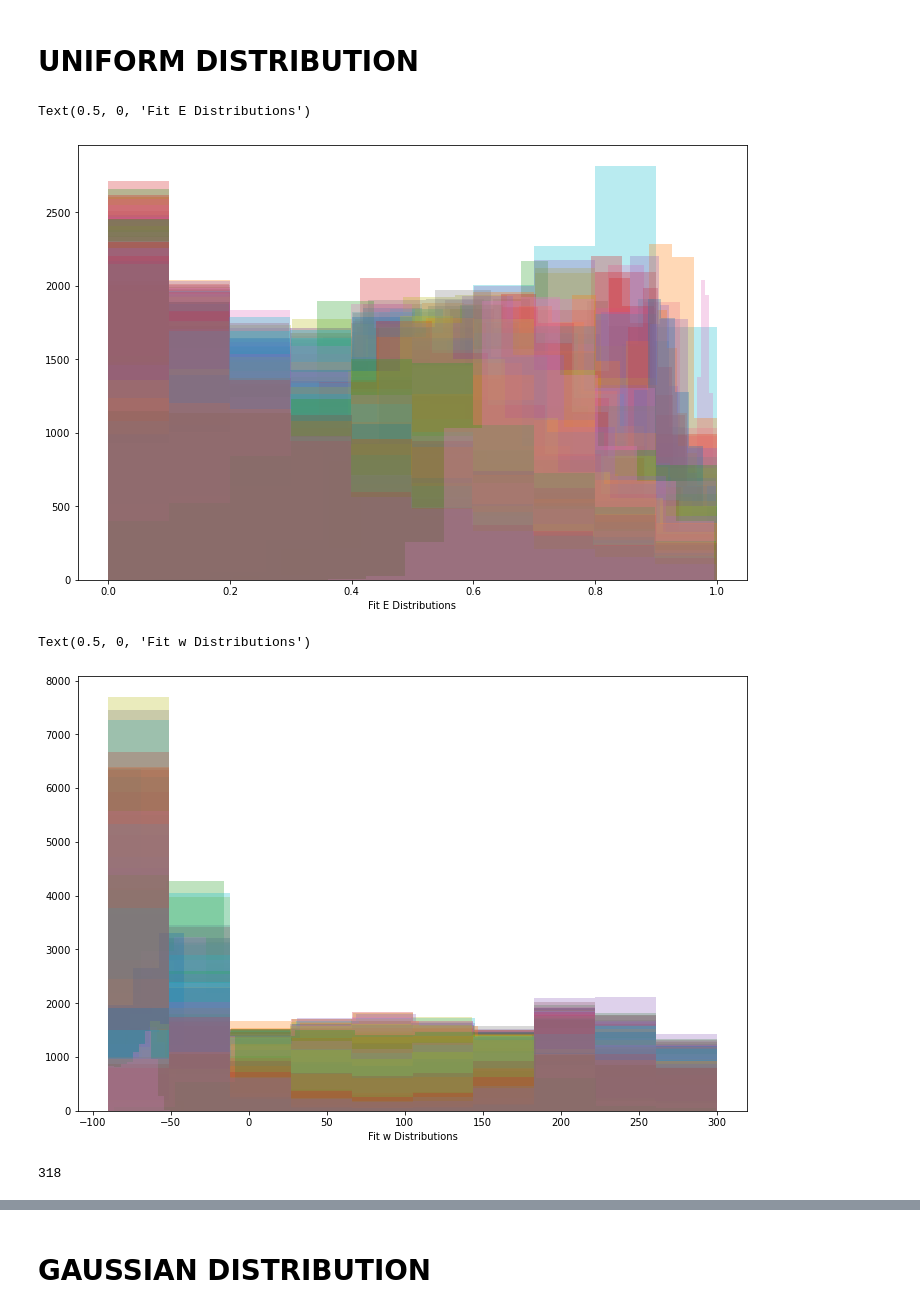
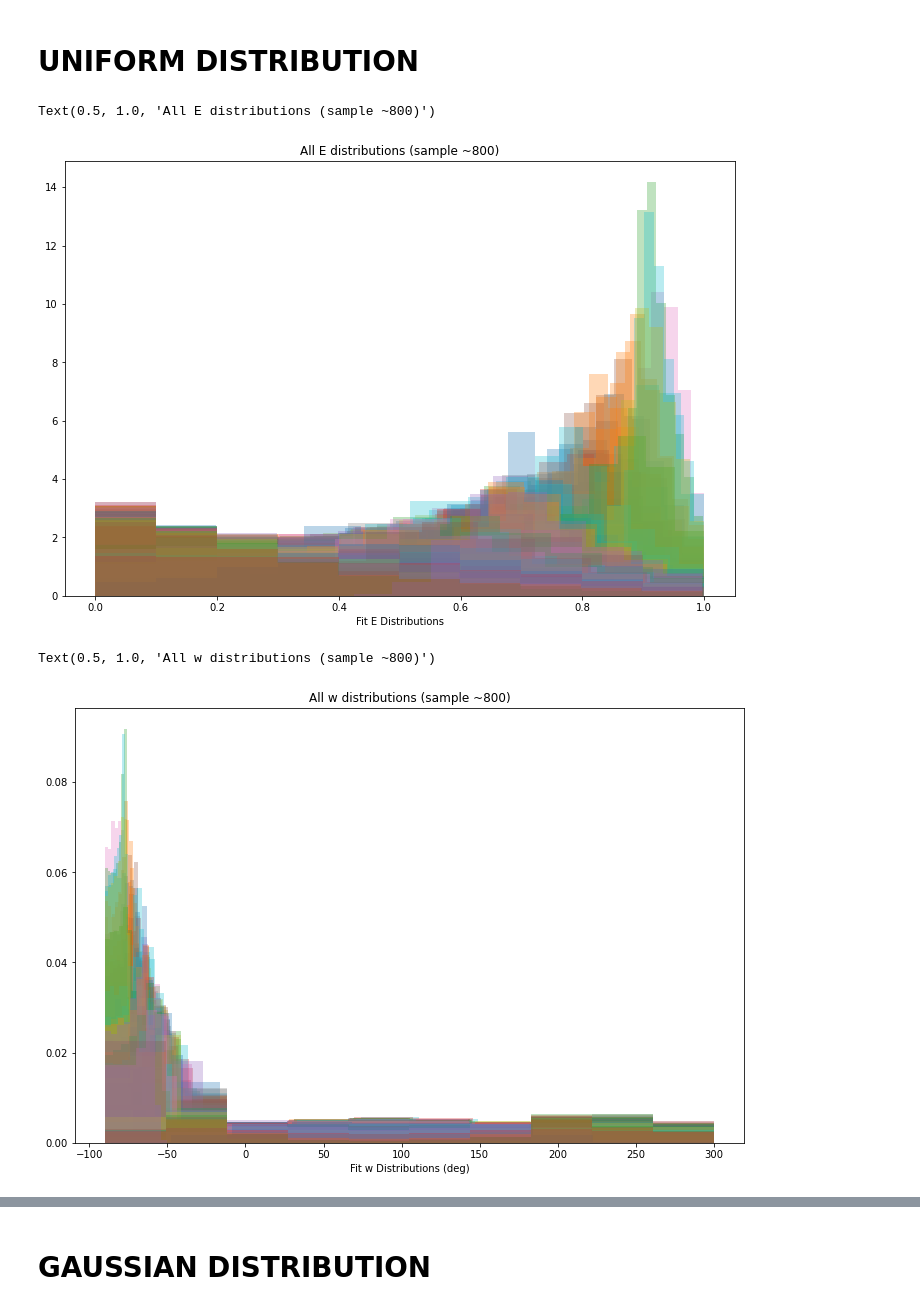
Before and after one commit to ssagear/photoeccentric, a Jupyter notebook: notebooks/true_e_dist.ipynb, the cells around one changed output, grey strips where cells are left out. Saved outputs shown, nothing was run; the diff lists cells and outputs as text; code cells hidden in the pictures.

```diff
--- a/notebooks/true_e_dist.ipynb
+++ b/notebooks/true_e_dist.ipynb
@@ -45,3 +51,23 @@ The autoreload extension is already loaded. To reload it, use:
+# %%
+def mode(dist):
+
+    """Gets mode of a histogram.
+
+    Parameters
+    ----------
+    dist: array
+        Distribution
+
+    Returns
+    -------
+    mode: float
+        Mode
+    """
+
+    #n, bins = np.histogram(dist, bins=np.linspace(np.nanmin(dist), np.nanmax(dist), 100))
+    n, bins = np.histogram(dist, bins=np.linspace(np.nanmin(dist), np.nanmax(dist), 500))
+    mode = bins[np.nanargmax(n)]
+    return mode
 # %% [markdown]
 # UNIFORM DISTRIBUTION
 # %%
@@ -49,5 +75,5 @@ trueew_uniform = pd.read_csv('/Users/ssagear/Dropbox (UFL)/Research/MetallicityP
 # %%
-distpath_uniform = "/Users/ssagear/Dropbox (UFL)/Research/MetallicityProject/photoeccentric/notebooks/plots_hpg/results/uniform/edists/"
+distpath_uniform = "/Users/ssagear/Dropbox (UFL)/Research/MetallicityProject/photoeccentric/notebooks/plots_hpg/uniform/edists/"
 
 paths = sorted(Path(distpath_uniform).iterdir(), key=os.path.getmtime)
 paths.reverse()
@@ -72,25 +98,36 @@ for i in range(len(edist_uniform)):
     gs_uniform.append(edist_uniform[i][:,2])
 # %%
 es_uniform = np.array(es_uniform)
+
+fite = []
 
 plt.cla()
 
 for i in range(len(es_uniform)):
-    plt.hist(es_uniform[i], alpha=0.3)
+    fite.append(mode(es_uniform[i]))
+    plt.hist(es_uniform[i], alpha=0.3, density=True, stacked=True);
 
+fite = np.array(fite)
 plt.xlabel('Fit E Distributions')
+plt.title('All E distributions (sample ~800)')
 # %% [output]
-Text(0.5, 0, 'Fit E Distributions')
+Text(0.5, 1.0, 'All E distributions (sample ~800)')
-[figure, old version]
+[figure, new version]
 # %%
 ws_uniform = np.array(ws_uniform)
 
+fitw = []
+
 plt.cla()
 
-for i in range(len(es_uniform)):
-    plt.hist(ws_uniform[i], alpha=0.3)
+for i in range(len(ws_uniform)):
+    fitw.append(mode(ws_uniform[i]))
+    plt.hist(ws_uniform[i], alpha=0.3, density=True, stacked=True);
 
-plt.xlabel('Fit w Distributions')
+
+fitw = np.array(fitw)
+plt.xlabel('Fit w Distributions (deg)')
+plt.title('All w distributions (sample ~800)')
 # %% [output]
-Text(0.5, 0, 'Fit w Distributions')
+Text(0.5, 1.0, 'All w distributions (sample ~800)')
-[figure, old version]
+[figure, new version]
@@ -102,4 +133,0 @@ def find_nearest(array, value):
-# %%
-len(trueew_uniform['truew'])
-# %% [output]
-318
```
Also changed, not shown: parts of 30 cells of this notebook, 22 other files.
